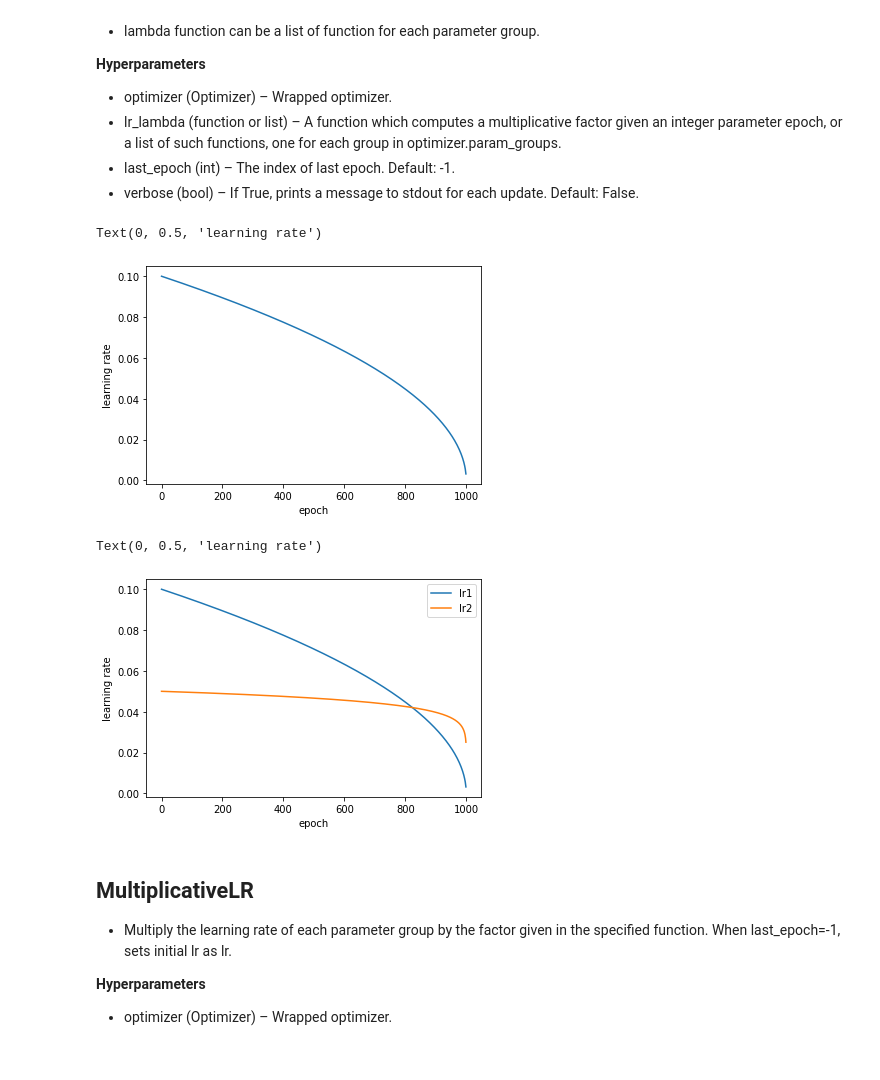
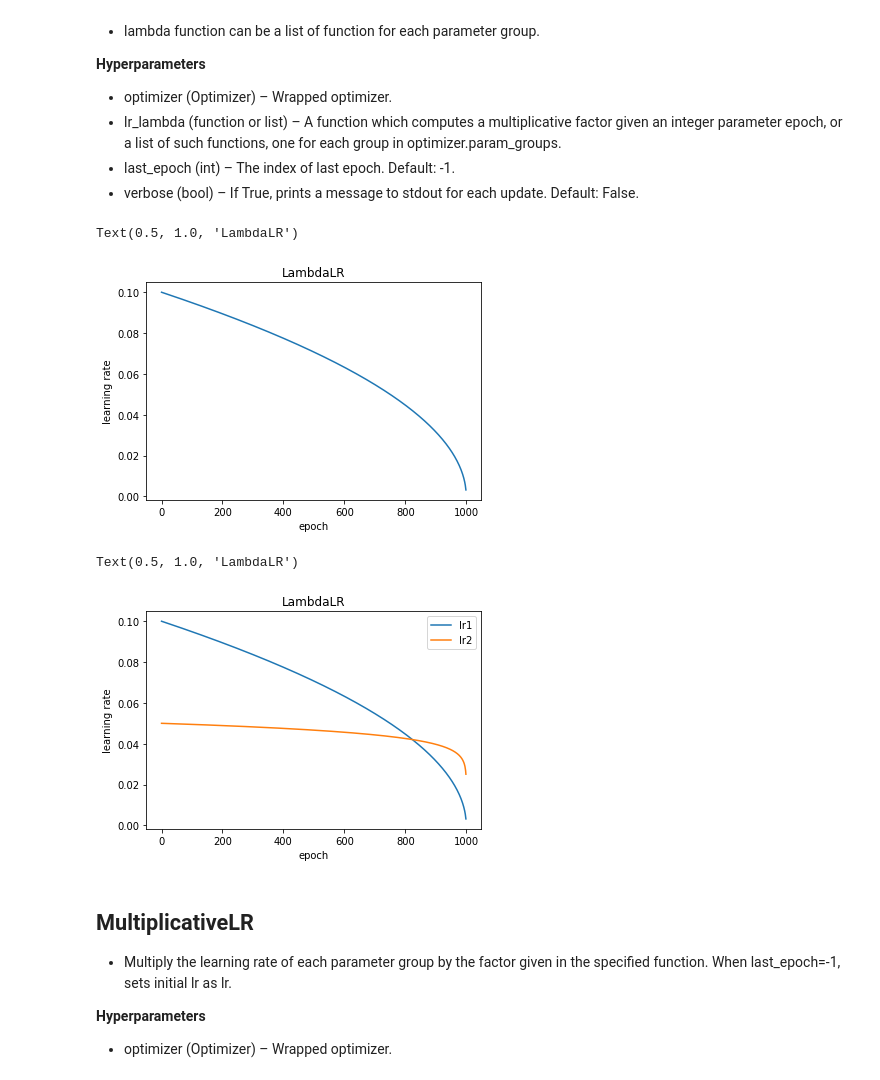
Before and after one commit to cxlldhty/lr_scheduler_pytorch, a Jupyter notebook: lr_schedule_pytorch.ipynb, the cells around one changed output. Cells and saved outputs as stored; diff of their text form; code cells hidden in the pictures.

```diff
--- a/lr_schedule_pytorch.ipynb
+++ b/lr_schedule_pytorch.ipynb
@@ -35,23 +35,24 @@ Populating the interactive namespace from numpy and matplotlib
 # %%
 optimizer = torch.optim.SGD(net.parameters(), lr=0.1, momentum=0.9)
 max_epoch = 1000
 lr_lambda = lambda epoch: ((max_epoch - epoch) / max_epoch)**0.5
 scheduler = torch.optim.lr_scheduler.LambdaLR(optimizer, lr_lambda=lr_lambda, last_epoch=-1)
 xs = list()
 ys = list()
 for epoch in range(max_epoch):
     current_lr = scheduler.get_last_lr()
     optimizer.step() # deceptive parameter update
     scheduler.step()
     xs.append(epoch)
     ys.append(current_lr)
 # plot the curve
 plt.plot(xs, ys)
 plt.xlabel('epoch')
 plt.ylabel('learning rate')
+plt.title('LambdaLR')
 # %% [output]
-Text(0, 0.5, 'learning rate')
+Text(0.5, 1.0, 'LambdaLR')
-[figure, old version]
+[figure, new version]
 # %%
 # set different initial learning rate and lambda function for each parameter group
 params = [{'params':net.conv1.parameters()}, {'params':net.conv2.parameters(), 'lr':0.05}]
@@ -73,9 +74,10 @@ plt.plot(xs, ys)
 plt.legend(['lr1', 'lr2'])
 plt.xlabel('epoch')
 plt.ylabel('learning rate')
+plt.title('LambdaLR')
 # %% [output]
-Text(0, 0.5, 'learning rate')
+Text(0.5, 1.0, 'LambdaLR')
-[figure, old version]
+[figure, new version]
 # %% [markdown]
 ## MultiplicativeLR
 * Multiply the learning rate of each parameter group by the factor given in the specified function. When last_epoch=-1, sets initial lr as lr.
```
Also changed, not shown: parts of 9 cells of this notebook, 1 other file.
